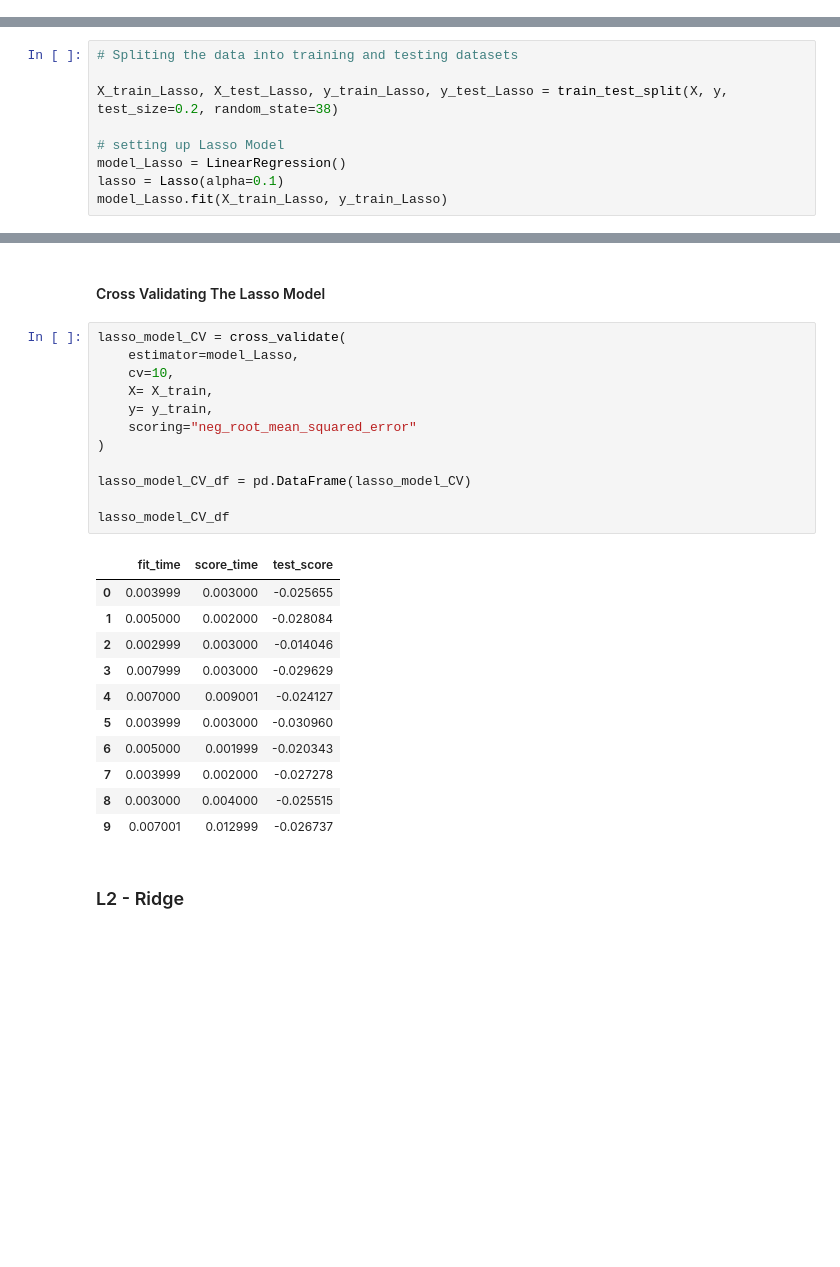
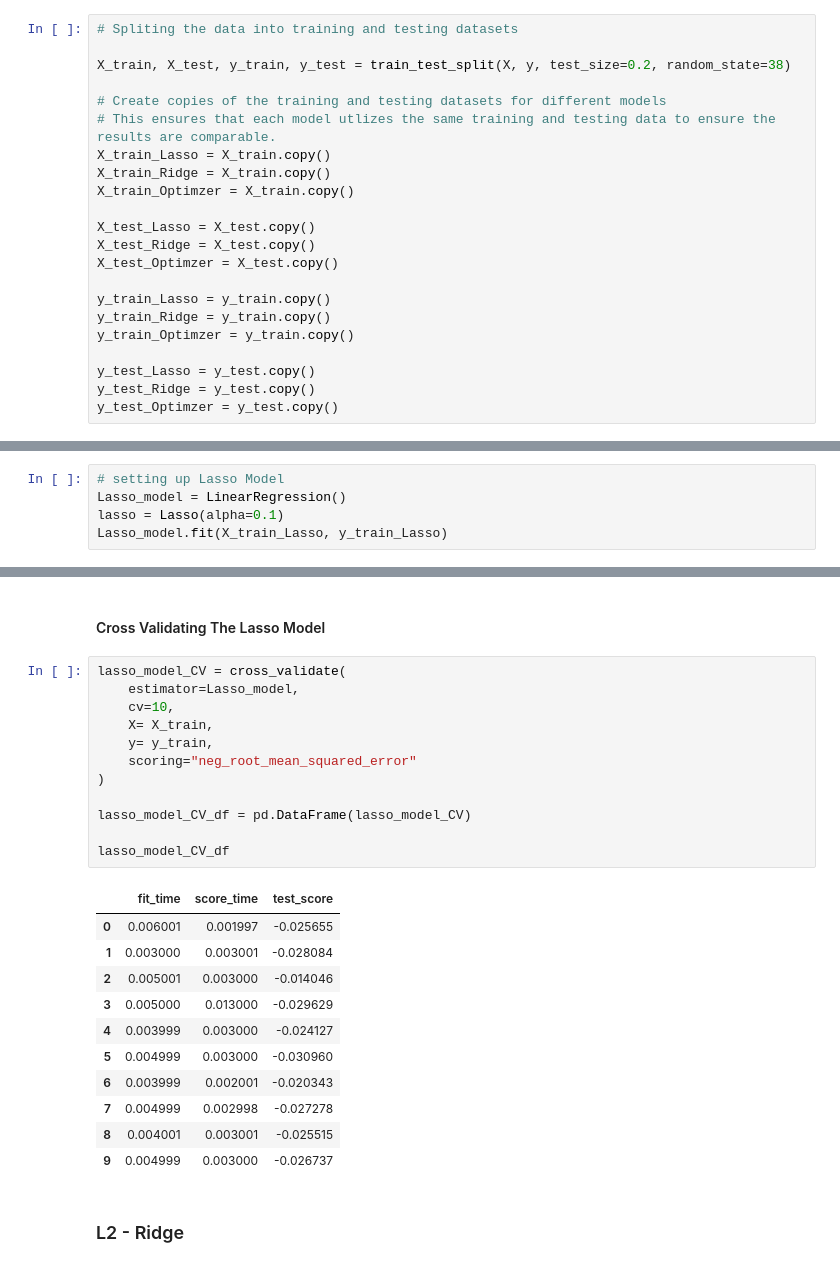
Before and after one commit to elioc1341/customer_purchasing_behaviour, a Jupyter notebook: experiments/LR/01.Linear_Regression_new.ipynb, the cells around one changed output, grey strips where cells are left out. Drawn from its saved outputs; the diff is of its cells as text; blank space fills up the shorter version.

Commit message:
rework train test split

```diff
--- a/experiments/LR/01.Linear_Regression_new.ipynb
+++ b/experiments/LR/01.Linear_Regression_new.ipynb
@@ -137,4 +142,26 @@ X_headers = ['age', 'annual_income', 'loyalty_score',"customer_value_score", "ch
 X = df_LR[X_headers]
 
 y = df_LR['purchase_amount']
+# %%
+# Spliting the data into training and testing datasets
+
+X_train, X_test, y_train, y_test = train_test_split(X, y, test_size=0.2, random_state=38)
+
+# Create copies of the training and testing datasets for different models
+# This ensures that each model utlizes the same training and testing data to ensure the results are comparable.
+X_train_Lasso = X_train.copy()
+X_train_Ridge = X_train.copy()
+X_train_Optimzer = X_train.copy()
+
+X_test_Lasso = X_test.copy()
+X_test_Ridge = X_test.copy()
+X_test_Optimzer = X_test.copy()
+
+y_train_Lasso = y_train.copy()
+y_train_Ridge = y_train.copy()
+y_train_Optimzer = y_train.copy()
+
+y_test_Lasso = y_test.copy()
+y_test_Ridge = y_test.copy()
+y_test_Optimzer = y_test.copy()
 # %%
@@ -187,14 +210,10 @@ base_model_CV_df
 # %% [markdown]
 ### L1 - Lasso
 # %%
-# Spliting the data into training and testing datasets
-
-X_train_Lasso, X_test_Lasso, y_train_Lasso, y_test_Lasso = train_test_split(X, y, test_size=0.2, random_state=38)
-
 # setting up Lasso Model
-model_Lasso = LinearRegression()
+Lasso_model = LinearRegression()
 lasso = Lasso(alpha=0.1)
-model_Lasso.fit(X_train_Lasso, y_train_Lasso)
+Lasso_model.fit(X_train_Lasso, y_train_Lasso)
 # %% [output]
 LinearRegression()
 # %%
@@ -212,28 +231,28 @@ R² Score: 0.9999999574221855
 #### Cross Validating The Lasso Model ####
 # %%
 lasso_model_CV = cross_validate(
-    estimator=model_Lasso,
+    estimator=Lasso_model,
     cv=10,
     X= X_train,
     y= y_train,
     scoring="neg_root_mean_squared_error"
 )
 
 lasso_model_CV_df = pd.DataFrame(lasso_model_CV)
 
 lasso_model_CV_df
 # %% [output]
 |  | fit_time | score_time | test_score |
-| 0 | 0.003999 | 0.003000 | -0.025655 |
-| 1 | 0.005000 | 0.002000 | -0.028084 |
-| 2 | 0.002999 | 0.003000 | -0.014046 |
-| 3 | 0.007999 | 0.003000 | -0.029629 |
-| 4 | 0.007000 | 0.009001 | -0.024127 |
-| 5 | 0.003999 | 0.003000 | -0.030960 |
-| 6 | 0.005000 | 0.001999 | -0.020343 |
-| 7 | 0.003999 | 0.002000 | -0.027278 |
-| 8 | 0.003000 | 0.004000 | -0.025515 |
-| 9 | 0.007001 | 0.012999 | -0.026737 |
+| 0 | 0.006001 | 0.001997 | -0.025655 |
+| 1 | 0.003000 | 0.003001 | -0.028084 |
+| 2 | 0.005001 | 0.003000 | -0.014046 |
+| 3 | 0.005000 | 0.013000 | -0.029629 |
+| 4 | 0.003999 | 0.003000 | -0.024127 |
+| 5 | 0.004999 | 0.003000 | -0.030960 |
+| 6 | 0.003999 | 0.002001 | -0.020343 |
+| 7 | 0.004999 | 0.002998 | -0.027278 |
+| 8 | 0.004001 | 0.003001 | -0.025515 |
+| 9 | 0.004999 | 0.003000 | -0.026737 |
 # %% [markdown]
 ### L2 - Ridge
 # %%
```
Also changed, not shown: parts of 10 cells of this notebook.
